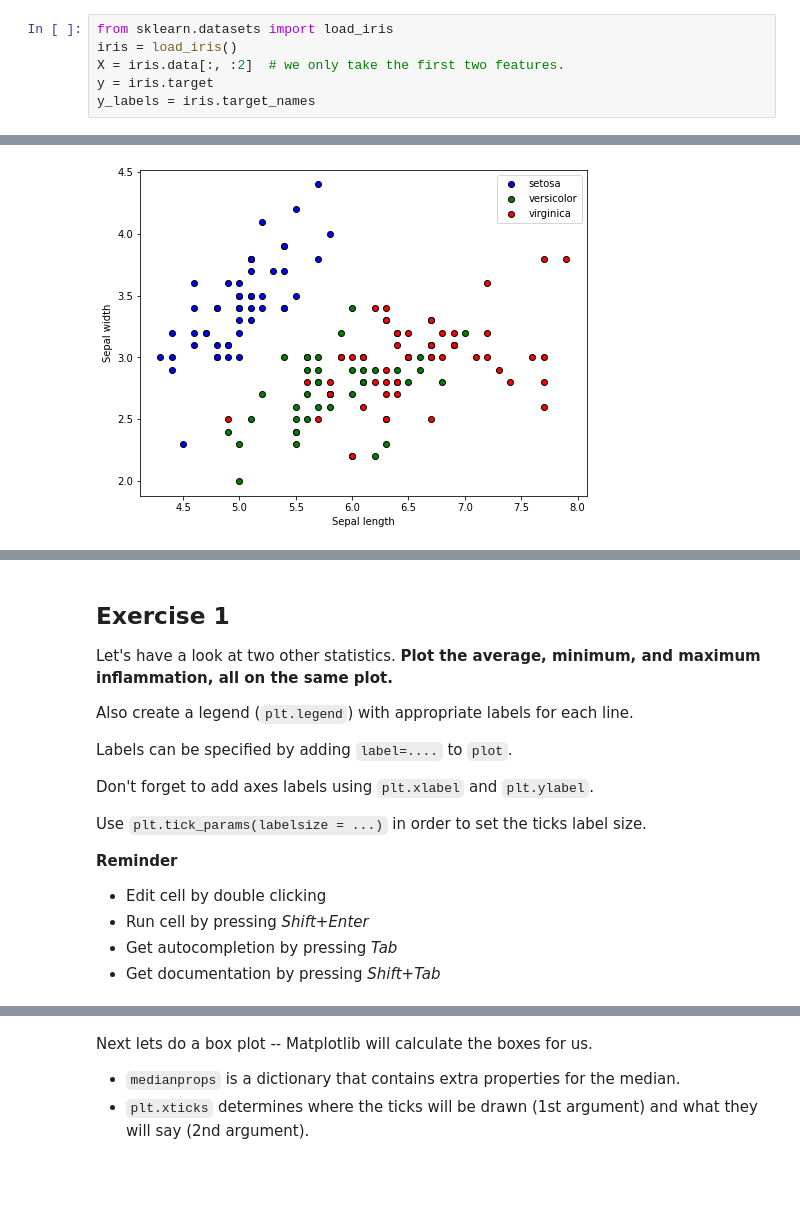
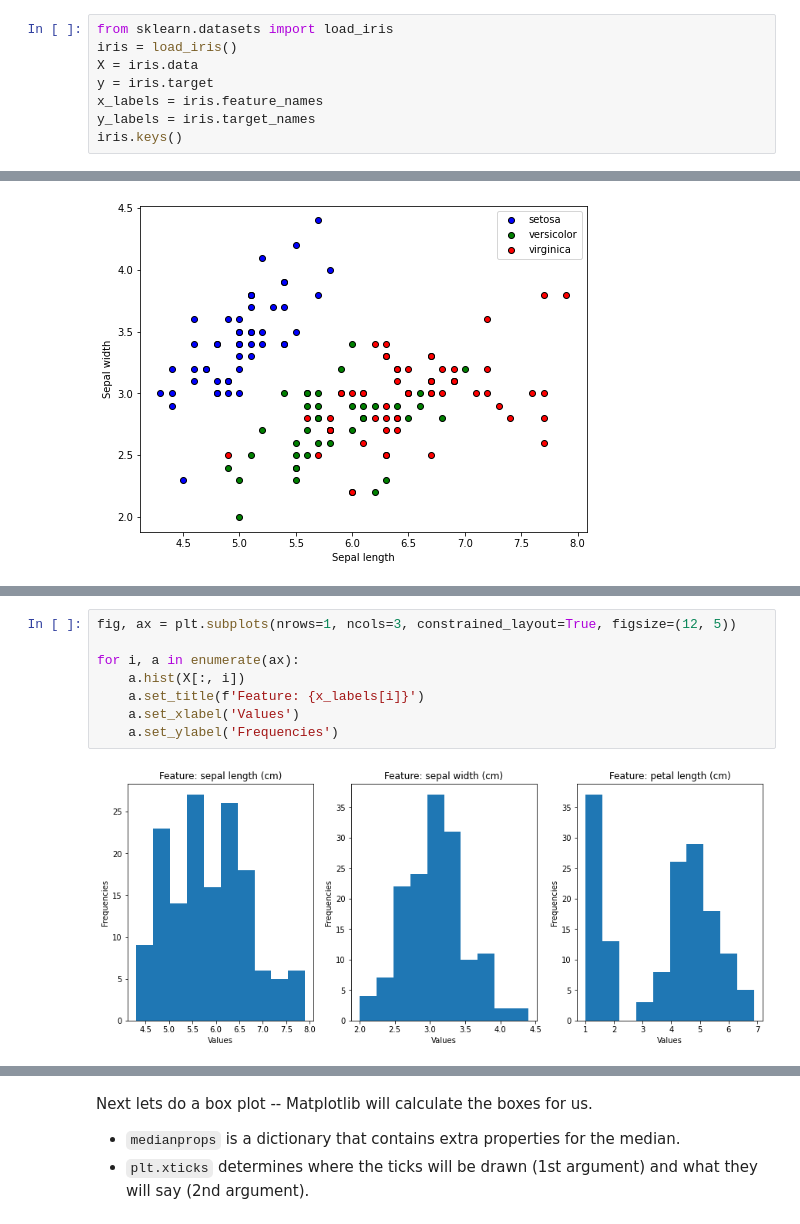
Before and after one commit to faigyb/python4ml, a Jupyter notebook: matplotlib.ipynb, the cells around one changed output, grey strips where cells are left out. Saved outputs shown, nothing was run; the diff lists cells and outputs as text; blank space fills up the shorter version.

```diff
--- a/matplotlib.ipynb
+++ b/matplotlib.ipynb
@@ -310,6 +310,8 @@ In order to show examples of the `Scatter` we will load the Iris flowers dataset
 # %%
 from sklearn.datasets import load_iris
 iris = load_iris()
-X = iris.data[:, :2]  # we only take the first two features.
+X = iris.data
 y = iris.target
+x_labels = iris.feature_names
 y_labels = iris.target_names
+iris.keys()
@@ -332,22 +342,13 @@ ax.legend()
 Schematically, the Bar plots has the following parameters:
 
 ![](https://github.com/borislevant/python4ml/blob/main/img/bar_example.png?raw=1)
-# %% [markdown]
-## Exercise 1
-
-Let's have a look at two other statistics.
-**Plot the average, minimum, and maximum inflammation, all on the same plot.**
-
-Also create a legend (`plt.legend`) with appropriate labels for each line.
-
-Labels can be specified by adding `label=....` to `plot`.
-
-Don't forget to add axes labels using `plt.xlabel` and `plt.ylabel`.
-
-Use `plt.tick_params(labelsize = ...)` in order to set the ticks label size.
-
-**Reminder**
-- Edit cell by double clicking
-- Run cell by pressing _Shift+Enter_
-- Get autocompletion by pressing _Tab_
-- Get documentation by pressing _Shift+Tab_
+# %%
+fig, ax = plt.subplots(nrows=1, ncols=3, constrained_layout=True, figsize=(12, 5))
+
+for i, a in enumerate(ax):
+    a.hist(X[:, i])
+    a.set_title(f'Feature: {x_labels[i]}')
+    a.set_xlabel('Values')
+    a.set_ylabel('Frequencies')
+# %% [output]
+[figure, added]
```
Also changed, not shown: parts of 8 cells of this notebook.
